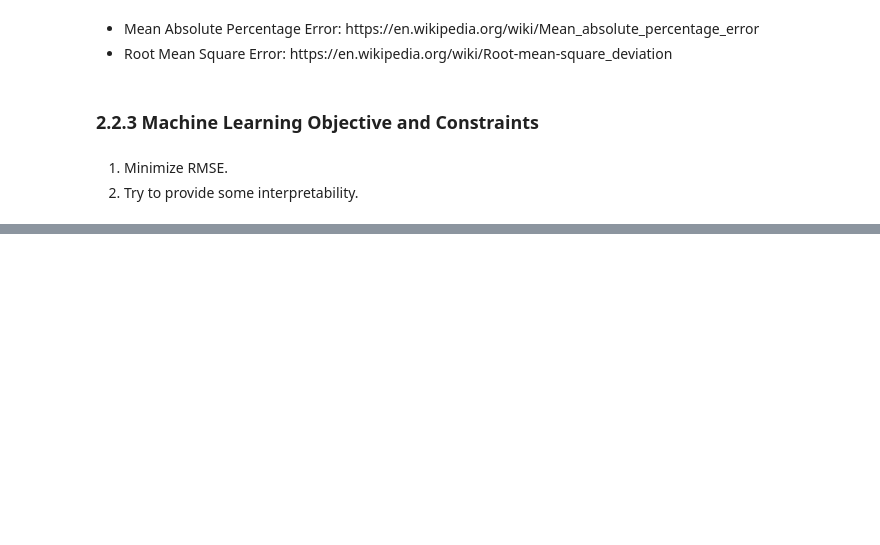
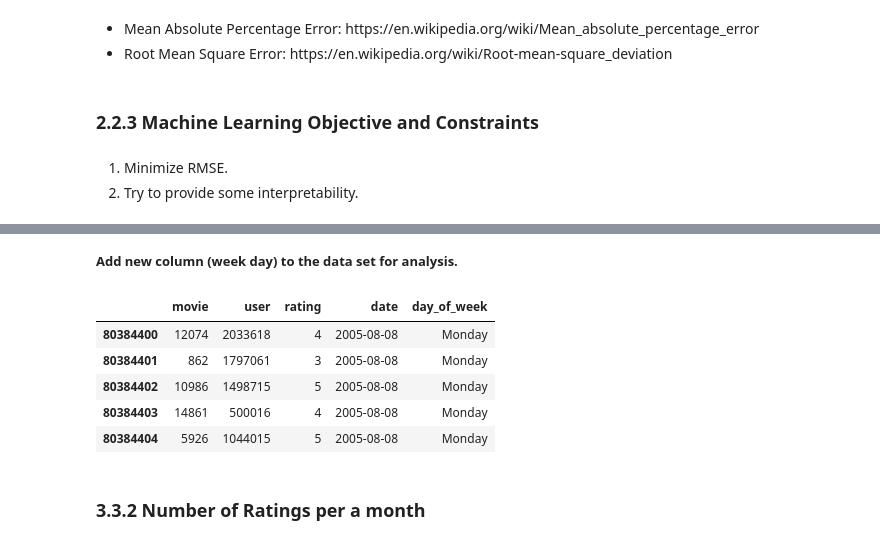
Before and after one commit to elhaidi/Netflix-Movie-Recommandations, a Jupyter notebook: Netflix Recommandation notebook.ipynb, the cells around one changed output, grey strips where cells are left out. Drawn from its saved outputs; the diff is of its cells as text; code cells hidden in the pictures; blank space fills up the shorter version.

```diff
--- a/Netflix Recommandation notebook.ipynb
+++ b/Netflix Recommandation notebook.ipynb
@@ -175,0 +294,11 @@ import random
+# %%
+if not os.path.isfile('train.csv'):
+    # create the dataframe and store it in the disk for offline purposes..
+    df.iloc[:int(df.shape[0]*0.80)].to_csv("train.csv", index=False)
+
+if not os.path.isfile('test.csv'):
+    # create the dataframe and store it in the disk for offline purposes..
+    df.iloc[int(df.shape[0]*0.80):].to_csv("test.csv", index=False)
+
+train_df = pd.read_csv("train.csv", parse_dates=['date'])
+test_df = pd.read_csv("test.csv")
@@ -175,0 +363,18 @@ import random
+# %% [markdown]
+<p style="font-size:13px"> <b>Add new column (week day) to the data set  for analysis.</b></p>
+# %%
+# It is used to skip the warning ''SettingWithCopyWarning''..
+pd.options.mode.chained_assignment = None  # default='warn'
+
+train_df['day_of_week'] = train_df.date.dt.weekday_name
+
+train_df.tail()
+# %% [output]
+|  | movie | user | rating | date | day_of_week |
+| 80384400 | 12074 | 2033618 | 4 | 2005-08-08 | Monday |
+| 80384401 | 862 | 1797061 | 3 | 2005-08-08 | Monday |
+| 80384402 | 10986 | 1498715 | 5 | 2005-08-08 | Monday |
+| 80384403 | 14861 | 500016 | 4 | 2005-08-08 | Monday |
+| 80384404 | 5926 | 1044015 | 5 | 2005-08-08 | Monday |
+# %% [markdown]
+<h3> 3.3.2 Number of Ratings per a month </h3>
```
Also changed, not shown: parts of 108 cells of this notebook.
